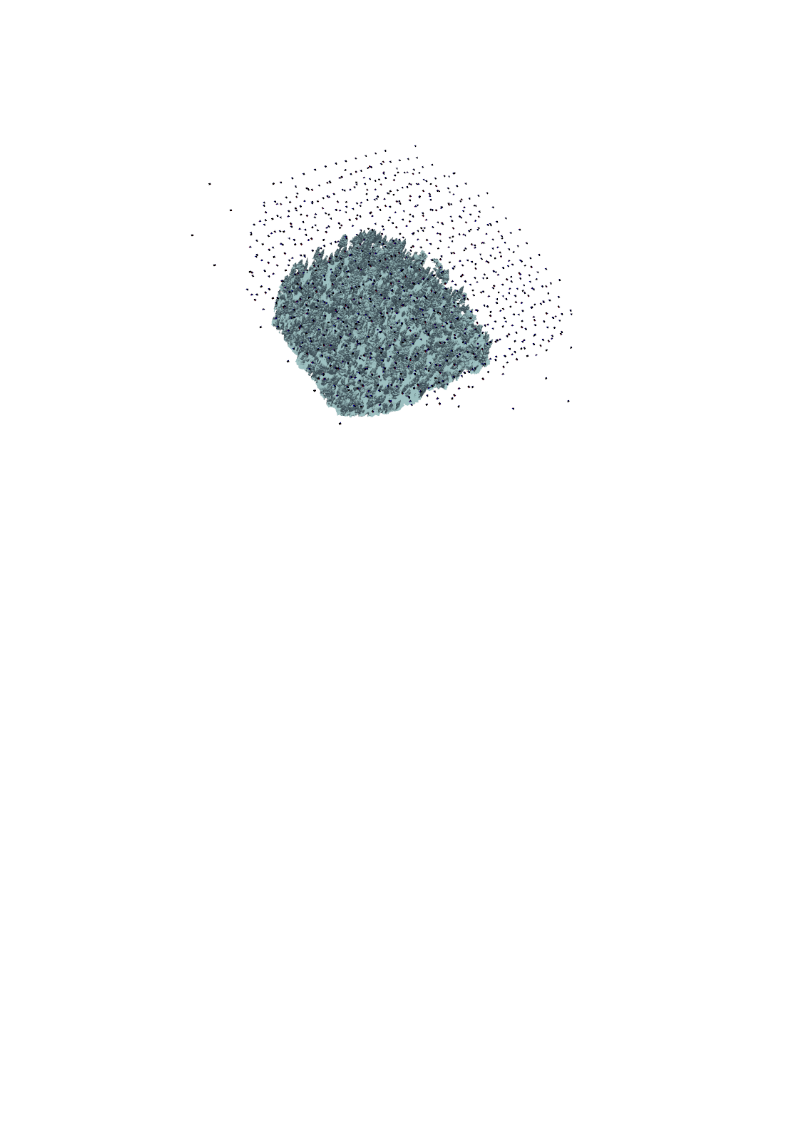
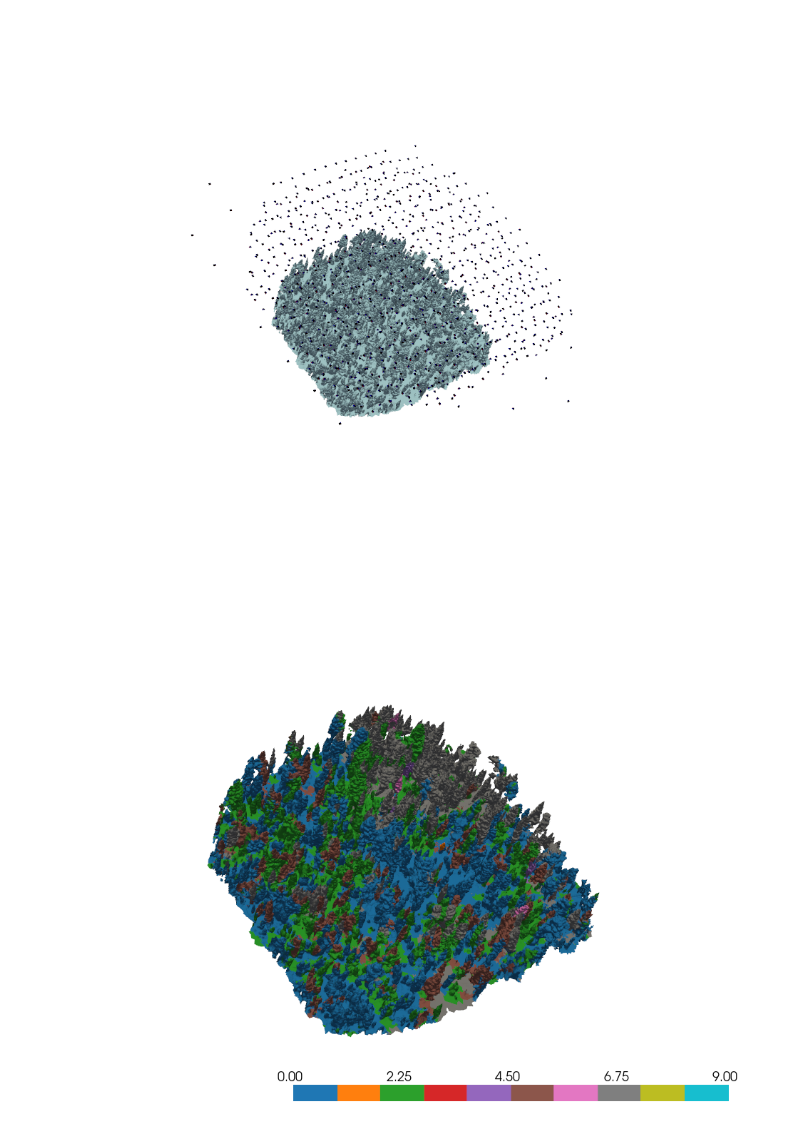
Before and after one commit to open-forest-observatory/geograypher, a Jupyter notebook: examples/aggregate_predictions.ipynb, the cells around one changed output. Cells and saved outputs as stored; diff of their text form; code cells hidden in the pictures; blank space fills up the shorter version.

```diff
--- a/examples/aggregate_predictions.ipynb
+++ b/examples/aggregate_predictions.ipynb
@@ -81,3 +82,8 @@ averaged_label_IDs, _, _ = mesh.aggregate_viewpoints_pytorch3d(
     segmentor_camera_set,
     image_scale=AGGREGATE_IMAGE_SCALE,
 )
+# %%
+max_class = np.argmax(averaged_label_IDs, axis=1, keepdims=True)
+mesh.vis(vis_scalars=max_class)
+# %% [output]
+[figure, added]
```
Also changed, not shown: parts of 1 cell of this notebook.
